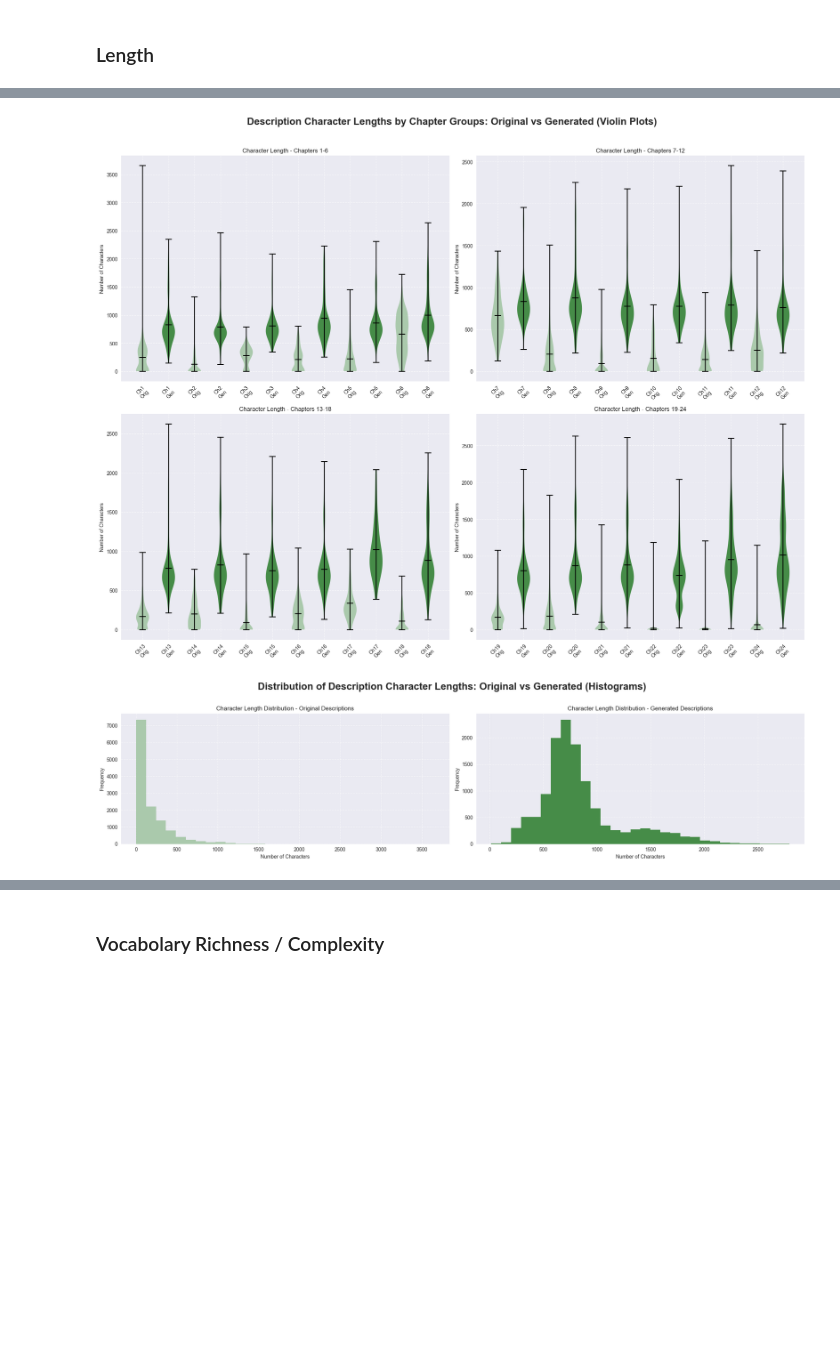
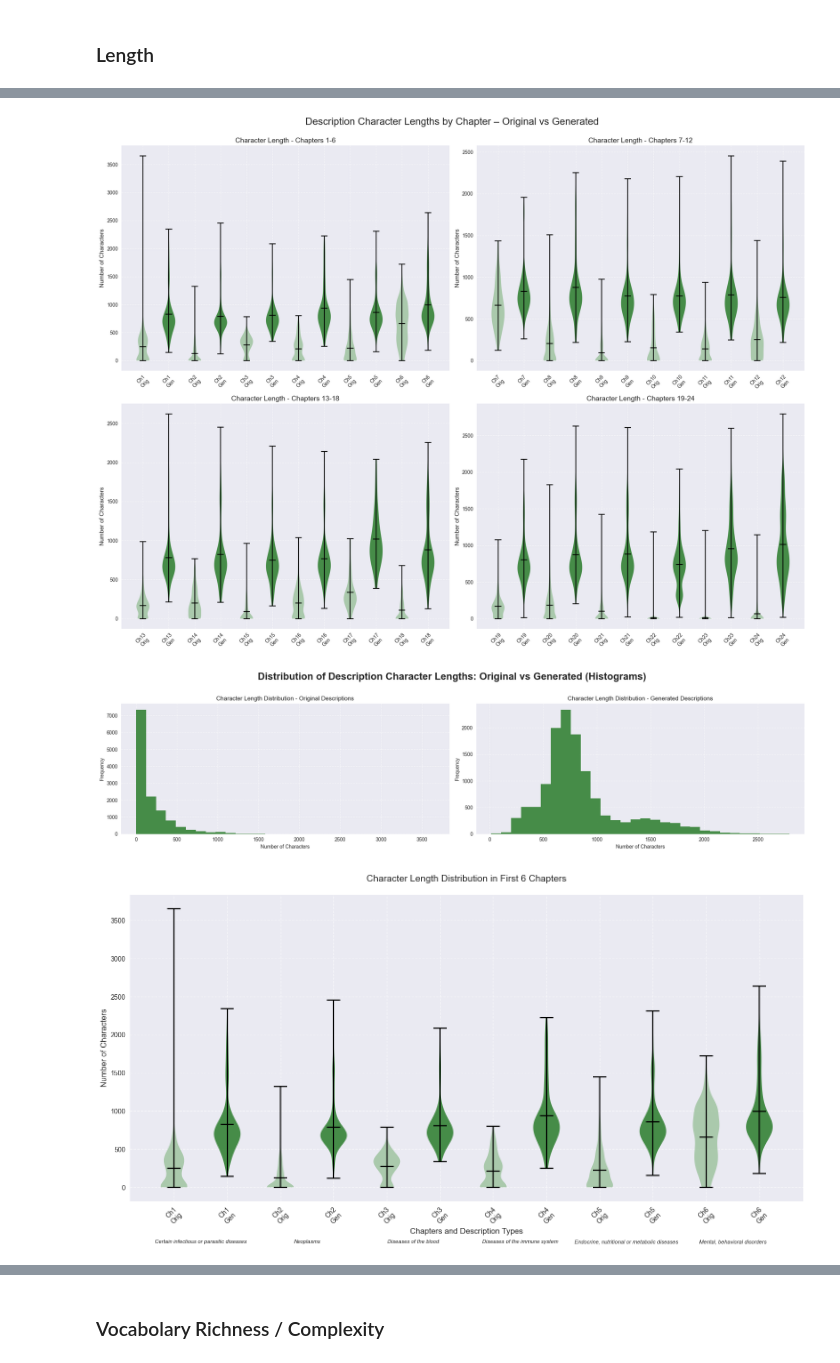
Before and after one commit to marcolomele/vectorization-ICD11, a Jupyter notebook: Data/data-analysis.ipynb, the cells around one changed output, grey strips where cells are left out. Cells and saved outputs as stored; diff of their text form; code cells hidden in the pictures; blank space fills up the shorter version.

Commit message:
visuals improved

```diff
--- a/Data/data-analysis.ipynb
+++ b/Data/data-analysis.ipynb
@@ -171,10 +171,9 @@ def analyze_description_lengths(df,
 
     # Create a figure for violin plots
     fig_violin = plt.figure(figsize=(20, 15))
-    plt.subplots_adjust(top=0.90)
     gs_violin = fig_violin.add_gridspec(2, 2)
-    fig_violin.suptitle('Description Character Lengths by Chapter Groups: Original vs Generated (Violin Plots)',
-                     fontsize=20, fontweight='bold', y=1.02)
+    fig_violin.suptitle('Description Character Lengths by Chapter – Original vs Generated',
+                     fontsize=20, y=1)
 
     # Create a separate figure for histograms
     fig_hist = plt.figure(figsize=(20, 5))
@@ -182,6 +181,11 @@ def analyze_description_lengths(df,
     gs_hist = fig_hist.add_gridspec(1, 2)
     fig_hist.suptitle('Distribution of Description Character Lengths: Original vs Generated (Histograms)',
                     fontsize=20, fontweight='bold', y=1.02)
+
+    # Create a figure for detailed first 6 chapters
+    fig_first6 = plt.figure(figsize=(15, 8))
+    ax_first6 = fig_first6.add_subplot(111)
+
 
     # Prepare histogram data
     hist_orig_data = []
@@ -230,18 +234,74 @@ def analyze_description_lengths(df,
         violin['cbars'].set_color('black')
 
         # Customize violin plot
-        ax_violin.set_title(f'Character Length - Chapters {group_name}', fontsize=12)
-        ax_violin.set_ylabel('Number of Characters', fontsize=10)
+        ax_violin.set_title(f'Character Length - Chapters {group_name}', fontsize=14)
+        ax_violin.set_ylabel('Number of Characters', fontsize=12)
         ax_violin.set_xticks(range(1, len(labels) + 1))
         ax_violin.set_xticklabels(labels, rotation=45)
         ax_violin.grid(True, linestyle='--', alpha=0.7)
+
+    # Create detailed violin plot for first 6 chapters
+    first6_data = []
+    first6_labels = []
+    chapter_names = {
+        1: "Certain infectious or parasitic diseases",
+        2: "Neoplasms",
+        3: "Diseases of the blood",
+        4: "Diseases of the immune system",
+        5: "Endocrine, nutritional or metabolic diseases",
+        6: "Mental, behavioral disorders"
+    }
+
+    for chapter in range(1, 7):
+        chapter_data = df[df[chapter_col] == chapter]
+
+        # Original descriptions
+        orig_lengths = chapter_data[original_col].fillna('').apply(length_func)
+        first6_data.append(orig_lengths)
+        first6_labels.append(f'Ch{chapter}\nOrig')
+
+        # Generated descriptions
+        gen_lengths = chapter_data[generated_col].apply(length_func)
+        first6_data.append(gen_lengths)
+        first6_labels.append(f'Ch{chapter}\nGen')
+
+    # Create detailed violin plot
+    violin_first6 = ax_first6.violinplot(first6_data, showmeans=True, showextrema=True)
+
+    # Customize detailed violin plot
+    for i, pc in enumerate(violin_first6['bodies']):
+        pc.set_facecolor(colors[i % 2])
+        pc.set_alpha(0.7)
+
+    violin_first6['cmeans'].set_color('black')
+    violin_first6['cmaxes'].set_color('black')
+    violin_first6['cmins'].set_color('black')
+    violin_first6['cbars'].set_color('black')
+
+    # Add chapter names as annotations
+    for i in range(0, len(first6_labels), 2):
+        chapter_num = (i // 2) + 1
+        ax_first6.annotate(chapter_names[chapter_num],
+                          xy=(i + 1.5, ax_first6.get_ylim()[0]),
+                          xytext=(i + 1.5, ax_first6.get_ylim()[0] - 500),
+                          ha='center', va='top',
+                          fontsize=8, style='italic',
+                          bbox=dict(facecolor='white', edgecolor='none', alpha=0.7))
+
+    ax_first6.set_title('Character Length Distribution in First 6 Chapters',
+                        fontsize=14, pad=20)
+    ax_first6.set_ylabel('Number of Characters', fontsize=12)
+    ax_first6.set_xlabel('Chapters and Description Types', fontsize=12)
+    ax_first6.set_xticks(range(1, len(first6_labels) + 1))
+    ax_first6.set_xticklabels(first6_labels, rotation=45)
+    ax_first6.grid(True, linestyle='--', alpha=0.7)
 
     # Create histograms (original and generated separately)
     ax_hist_orig = fig_hist.add_subplot(gs_hist[0, 0])
     ax_hist_gen = fig_hist.add_subplot(gs_hist[0, 1])
 
     # Original descriptions histogram
-    ax_hist_orig.hist(hist_orig_data, bins=30, color=colors[0], alpha=0.7)
+    ax_hist_orig.hist(hist_orig_data, bins=30, color=colors[1], alpha=0.7)
     ax_hist_orig.set_title('Character Length Distribution - Original Descriptions', fontsize=12)
     ax_hist_orig.set_xlabel('Number of Characters', fontsize=10)
     ax_hist_orig.set_ylabel('Frequency', fontsize=10)
@@ -257,6 +317,7 @@ def analyze_description_lengths(df,
     # Adjust layouts
     fig_violin.tight_layout()
     fig_hist.tight_layout()
+    fig_first6.tight_layout()
 
     # Print summary statistics
     print("\nSummary Statistics by Chapter Group:")
@@ -274,32 +335,33 @@ def analyze_description_lengths(df,
         print("\nGenerated descriptions:")
         print(group_data[generated_col].apply(length_func).describe())
 
         # Calculate and print the ratio of generated to original
         orig_mean = group_data[original_col].fillna('').apply(length_func).mean()
         gen_mean = group_data[generated_col].apply(length_func).mean()
         if orig_mean > 0:  # Avoid division by zero
             ratio = gen_mean / orig_mean
             print(f"\nRatio (Generated/Original): {ratio:.2f}")
 
 # Example usage:
 analyze_description_lengths(density_df)
 # %% [output]
 Summary Statistics by Chapter Group:
 --------------------------------------------------------------------------------
 
 Chapters 1-6:
 ----------------------------------------
 
 Character Length:
 Original descriptions:
 count    3136.000000
 mean      300.444515
 std       331.015981
 min         0.000000
 ... (98 lines left out)
 max      2793.000000
 Name: generated_description, dtype: float64
 
 Ratio (Generated/Original): 10.74
-[figure, old version]
+[figure, new version]
-[figure, old version]
+[figure, new version]
+[figure, added]
```
Also changed, not shown: parts of 22 cells of this notebook, 21 other files.
